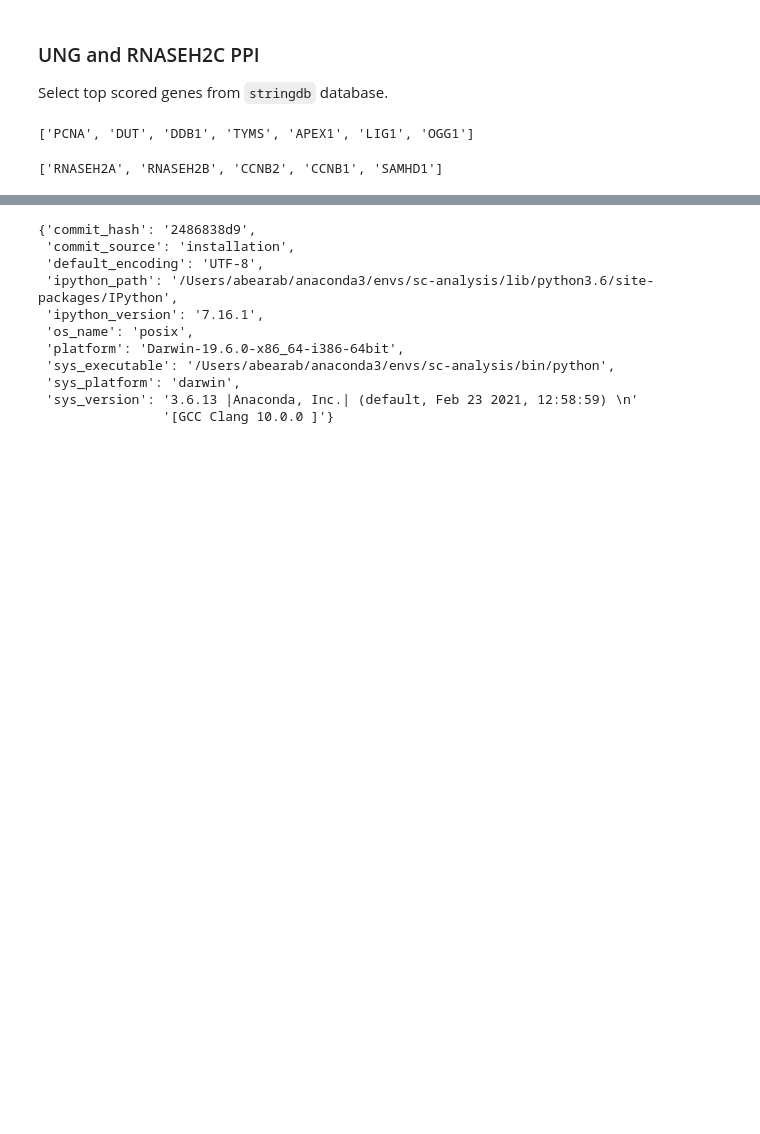
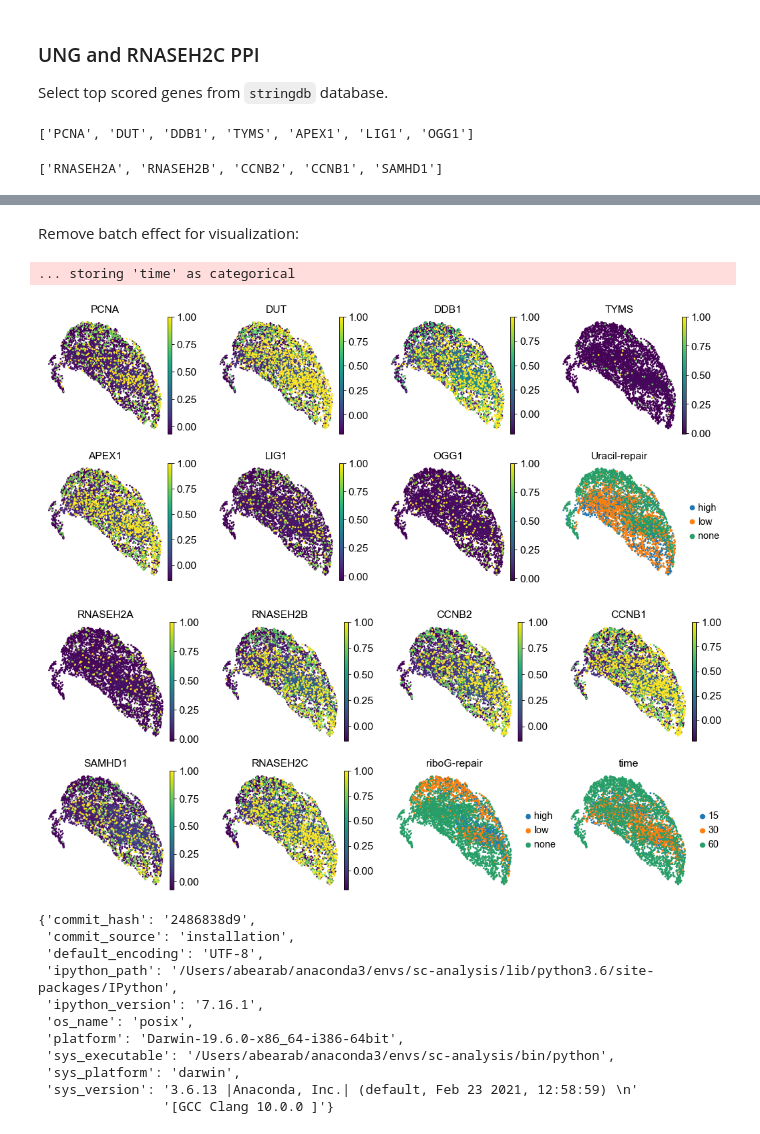
Before and after one commit to abearab/sc-haircut-net, a Jupyter notebook: network-analysis.ipynb, the cells around one changed output, grey strips where cells are left out. Drawn from its saved outputs; the diff is of its cells as text; code cells hidden in the pictures; blank space fills up the shorter version.

```diff
--- a/network-analysis.ipynb
+++ b/network-analysis.ipynb
@@ -104,0 +94,6 @@ plt.show()
+# %% [markdown]
+Remove batch effect for visualization:
+# %%
+mix = sc.read_h5ad('preprocessing/mix.h5ad.gz')
+# %%
+mix_copy = mix
@@ -105,3 +102,15 @@ plt.show()
+# %%
+mix_copy.obs.time = mix_copy.obs.time.astype('string')
+sc.pp.combat(mix_copy, key='time',covariates=['riboG-repair','Uracil-repair'])#, inplace=False)
+cluster(mix_copy)
+# %% [output]
+... storing 'time' as categorical
+# %%
+sc.pl.umap(mix_copy, color=UNG_ppi+['Uracil-repair'],vmax=1)
+sc.pl.umap(mix_copy, color=RNASEH2C_ppi+['RNASEH2C','riboG-repair','time'],vmax=1)
+# %% [output]
+[figure, added]
+[figure, added]
 # %%
 import IPython
 print (IPython.sys_info())
```
Also changed, not shown: parts of 15 cells of this notebook, 1 other file.
